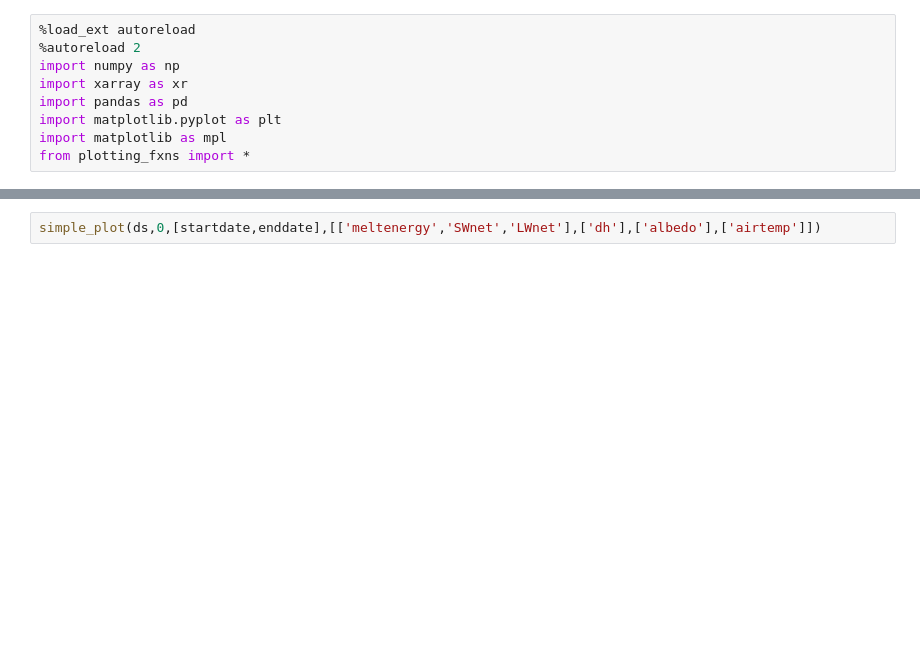
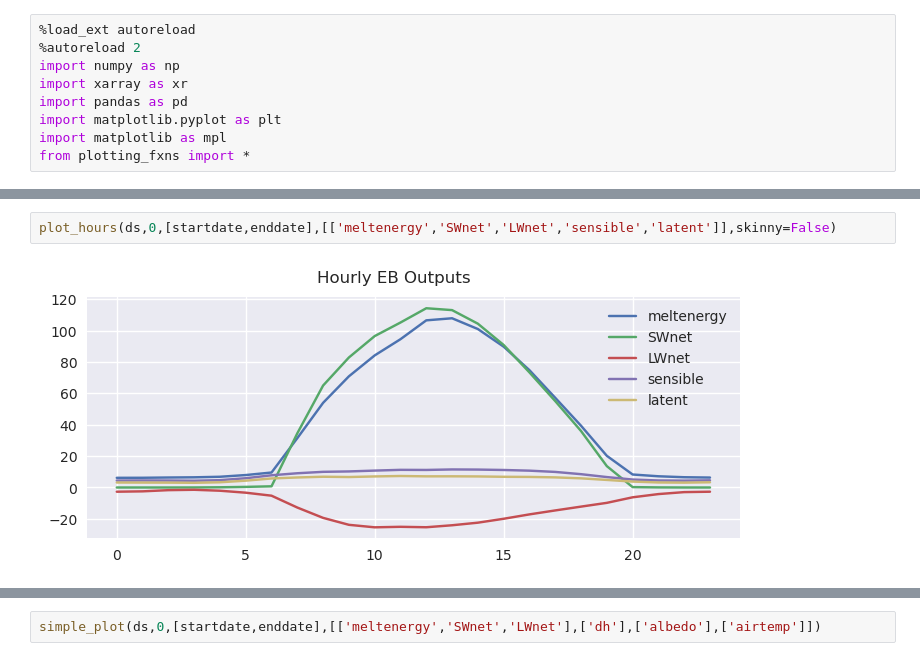
Before and after one commit to drounce/PyGEM, a Jupyter notebook: pygem_eb/processing/ebplotting.ipynb, the cells around one changed output, grey strips where cells are left out. Cells and saved outputs as stored; diff of their text form; blank space fills up the shorter version.

```diff
--- a/pygem_eb/processing/ebplotting.ipynb
+++ b/pygem_eb/processing/ebplotting.ipynb
@@ -16,0 +36,4 @@ stake_df.index = pd.to_datetime(stake_df['Date'])
+# %%
+plot_hours(ds,0,[startdate,enddate],[['meltenergy','SWnet','LWnet','sensible','latent']],skinny=False)
+# %% [output]
+[figure, added]
```
Also changed, not shown: parts of 6 cells of this notebook, 17 other files.
